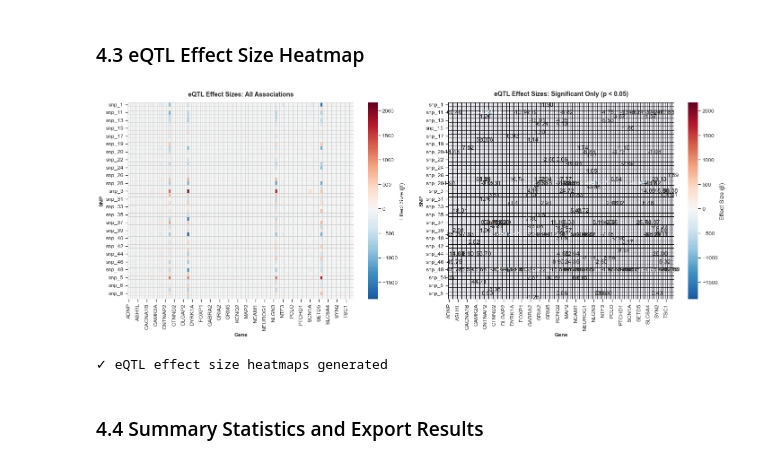
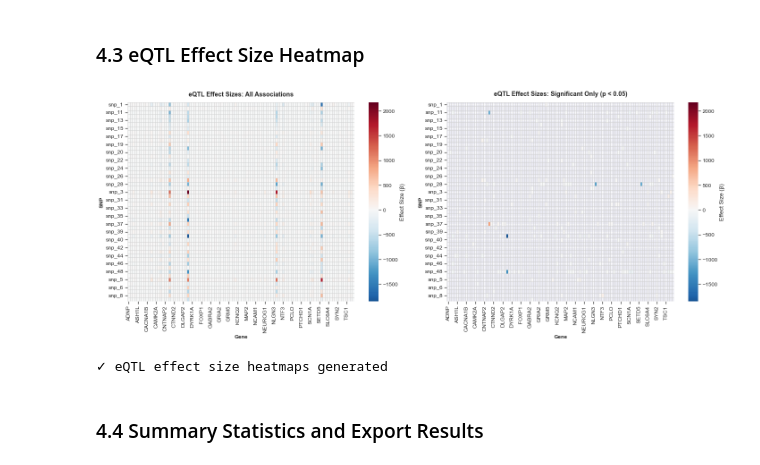
Before and after one commit to vladimirkovacevic/multiomics, a Jupyter notebook: notebooks/2_eQTL.ipynb, the cells around one changed output. Drawn from its saved outputs; the diff is of its cells as text; code cells hidden in the pictures.

Commit message:
Fix labels on heatmap eQTL tutorial.

```diff
--- a/notebooks/2_eQTL.ipynb
+++ b/notebooks/2_eQTL.ipynb
@@ -1229,36 +1213,36 @@ pval_matrix = results_final.pivot(index='SNP', columns='Gene', values='P_value')
 
 # Create mask for non-significant associations
 mask = pval_matrix > 0.05
 
 # Create heatmap
 fig, (ax1, ax2) = plt.subplots(1, 2, figsize=(20, 8))
 
 # Heatmap 1: All effect sizes
 sns.heatmap(effect_matrix, annot=False, fmt=".2f", cmap='RdBu_r', center=0,
             cbar_kws={'label': 'Effect Size (β)'}, ax=ax1,
             linewidths=0.5, linecolor='lightgray')
 ax1.set_title('eQTL Effect Sizes: All Associations', fontsize=14, fontweight='bold', pad=15)
 ax1.set_xlabel('Gene', fontsize=12, fontweight='bold')
 ax1.set_ylabel('SNP', fontsize=12, fontweight='bold')
 
 # Heatmap 2: Only significant associations
 effect_matrix_masked = effect_matrix.copy()
 effect_matrix_masked[mask] = np.nan
-sns.heatmap(effect_matrix_masked, annot=True, fmt=".2f", cmap='RdBu_r', center=0,
+sns.heatmap(effect_matrix_masked, annot=False, fmt=".2f", cmap='RdBu_r', center=0,
             cbar_kws={'label': 'Effect Size (β)'}, ax=ax2,
-            linewidths=0.5, linecolor='black',
+            linewidths=0.5, linecolor='lightgray',
             mask=mask, vmin=effect_matrix.min().min(), vmax=effect_matrix.max().max())
 ax2.set_title('eQTL Effect Sizes: Significant Only (p < 0.05)',
              fontsize=14, fontweight='bold', pad=15)
 ax2.set_xlabel('Gene', fontsize=12, fontweight='bold')
 ax2.set_ylabel('SNP', fontsize=12, fontweight='bold')
 
 plt.tight_layout()
 plt.show()
 
 print("\n\u2713 eQTL effect size heatmaps generated")
 # %% [output]
-[figure, old version]
+[figure, new version]
 ✓ eQTL effect size heatmaps generated
 # %% [markdown]
 ### 4.4 Summary Statistics and Export Results
```
Also changed, not shown: parts of 4 cells of this notebook.
